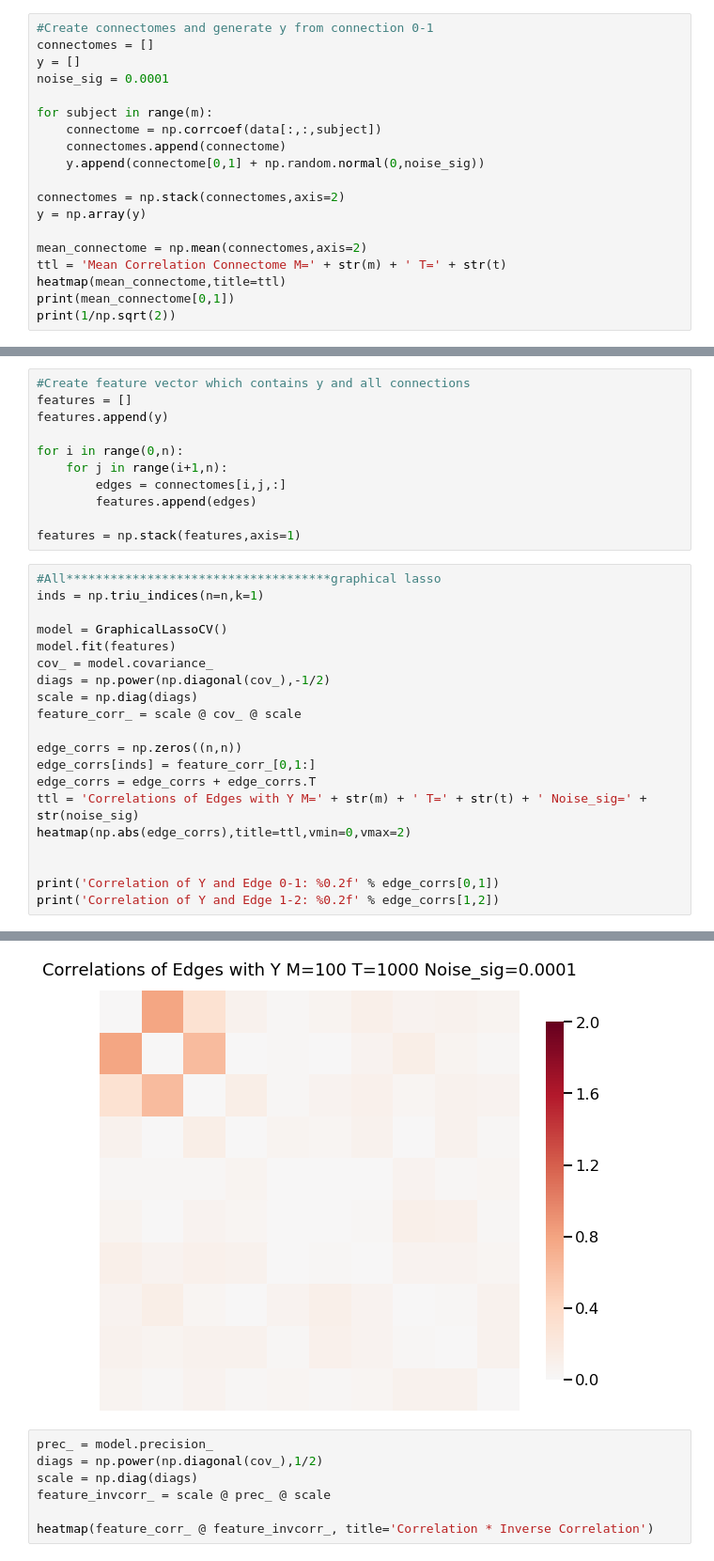
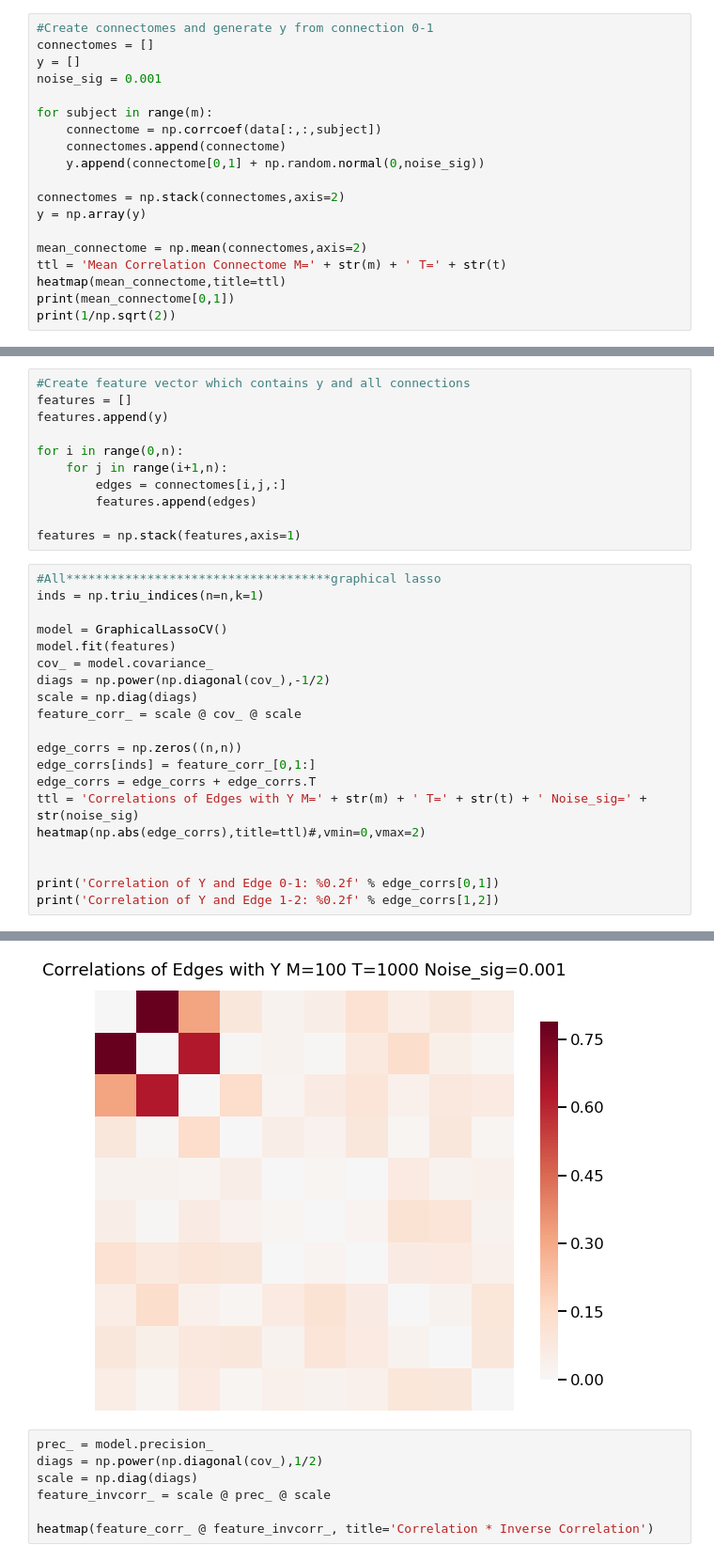
Before and after one commit to neurodata/dos_and_donts, a Jupyter notebook: experiments/experiment_10/experiment_10.ipynb, the cells around one changed output, grey strips where cells are left out. Shown at 94% size. Saved outputs shown, nothing was run; the diff lists cells and outputs as text.

```diff
--- a/experiments/experiment_10/experiment_10.ipynb
+++ b/experiments/experiment_10/experiment_10.ipynb
@@ -31,7 +31,7 @@ data = np.concatenate((n0,data),axis=0)
 #Create connectomes and generate y from connection 0-1
 connectomes = []
 y = []
-noise_sig = 0.0001
+noise_sig = 0.001
 
 for subject in range(m):
     connectome = np.corrcoef(data[:,:,subject])
@@ -76,7 +76,7 @@ edge_corrs = np.zeros((n,n))
 edge_corrs[inds] = feature_corr_[0,1:]
 edge_corrs = edge_corrs + edge_corrs.T
 ttl = 'Correlations of Edges with Y M=' + str(m) + ' T=' + str(t) + ' Noise_sig=' + str(noise_sig)
-heatmap(np.abs(edge_corrs),title=ttl,vmin=0,vmax=2)
+heatmap(np.abs(edge_corrs),title=ttl)#,vmin=0,vmax=2)
 
 
 print('Correlation of Y and Edge 0-1: %0.2f' % edge_corrs[0,1])
@@ -88,4 +87,4 @@ Correlation of Y and Edge 1-2: 0.63
-[figure, old version]
+[figure, new version]
 # %%
 prec_ = model.precision_
 diags = np.power(np.diagonal(cov_),1/2)
```
Also changed, not shown: parts of 3 cells of this notebook, 1 other file.
